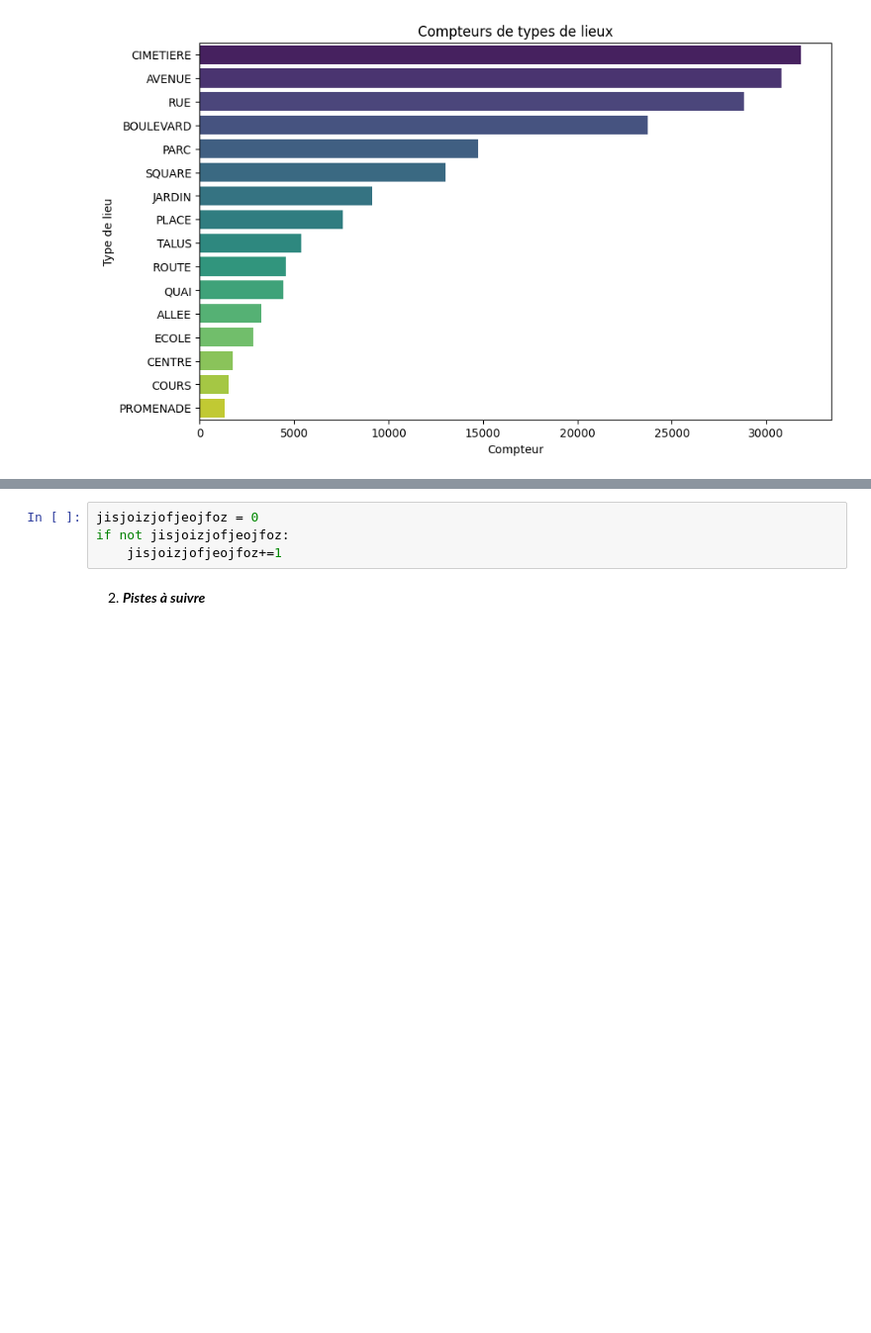
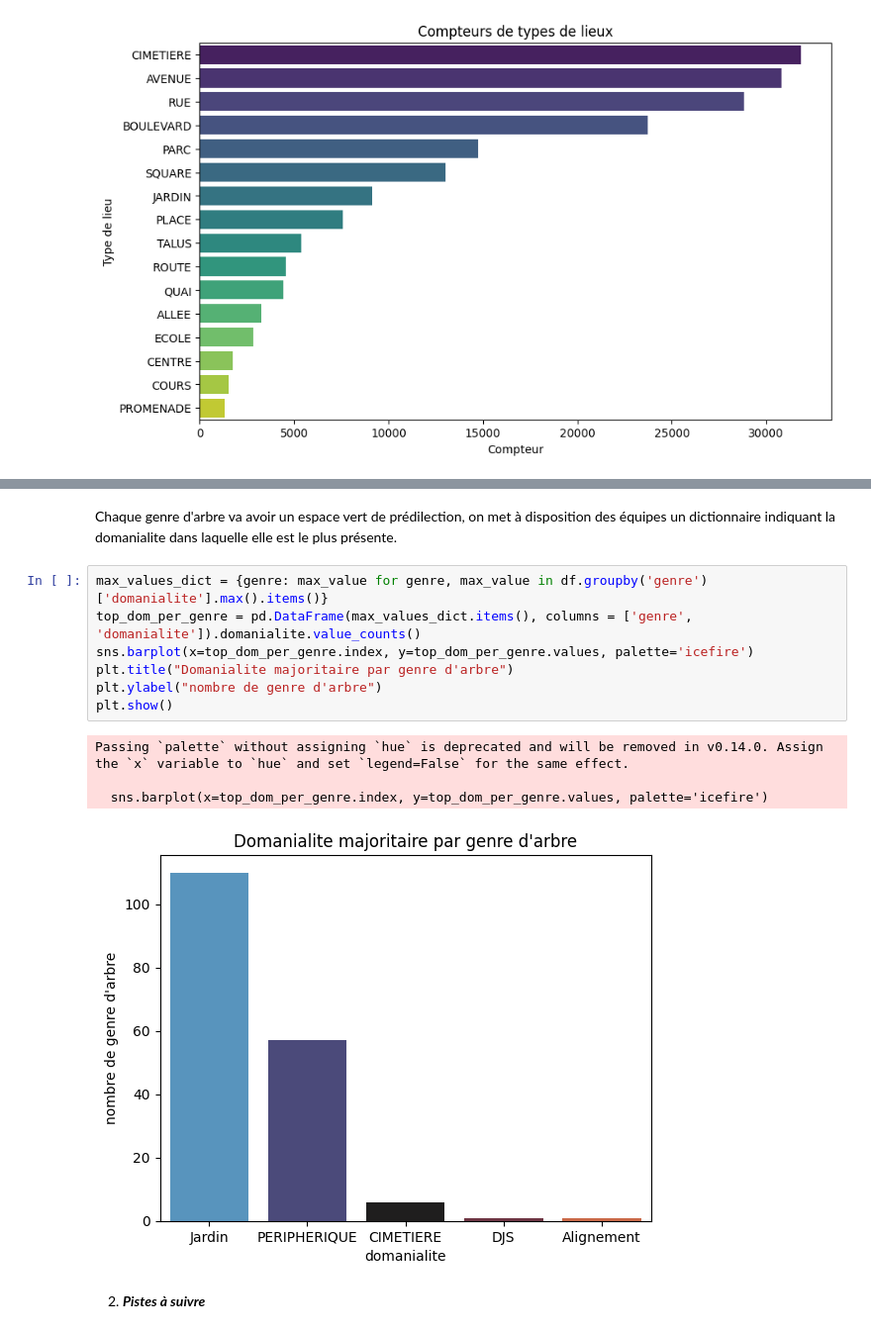
Before and after one commit to Antho-SJ/paris-trees, a Jupyter notebook: julien_notebook.ipynb, the cells around one changed output, grey strips where cells are left out. Shown: that part at 99% size. Cells and saved outputs as stored; diff of their text form; blank space fills up the shorter version.

```diff
--- a/julien_notebook.ipynb
+++ b/julien_notebook.ipynb
@@ -339,7 +326,17 @@ Length: 538, dtype: object
-# %%
-jisjoizjofjeojfoz = 0
-if not jisjoizjofjeojfoz:
-    jisjoizjofjeojfoz+=1
+# %% [markdown]
+Chaque genre d'arbre va avoir un espace vert de prédilection, on met à disposition des équipes un dictionnaire indiquant la domanialite dans laquelle elle est le plus présente.
+# %%
+max_values_dict = {genre: max_value for genre, max_value in df.groupby('genre')['domanialite'].max().items()}
+top_dom_per_genre = pd.DataFrame(max_values_dict.items(), columns = ['genre', 'domanialite']).domanialite.value_counts()
+sns.barplot(x=top_dom_per_genre.index, y=top_dom_per_genre.values, palette='icefire')
+plt.title("Domanialite majoritaire par genre d'arbre")
+plt.ylabel("nombre de genre d'arbre")
+plt.show()
+# %% [output]
+Passing `palette` without assigning `hue` is deprecated and will be removed in v0.14.0. Assign the `x` variable to `hue` and set `legend=False` for the same effect.
+
+  sns.barplot(x=top_dom_per_genre.index, y=top_dom_per_genre.values, palette='icefire')
+[figure, added]
 # %% [markdown]
 2. ***Pistes à suivre***
 # %%
```
Also changed, not shown: parts of 8 cells of this notebook, 1 other file.
